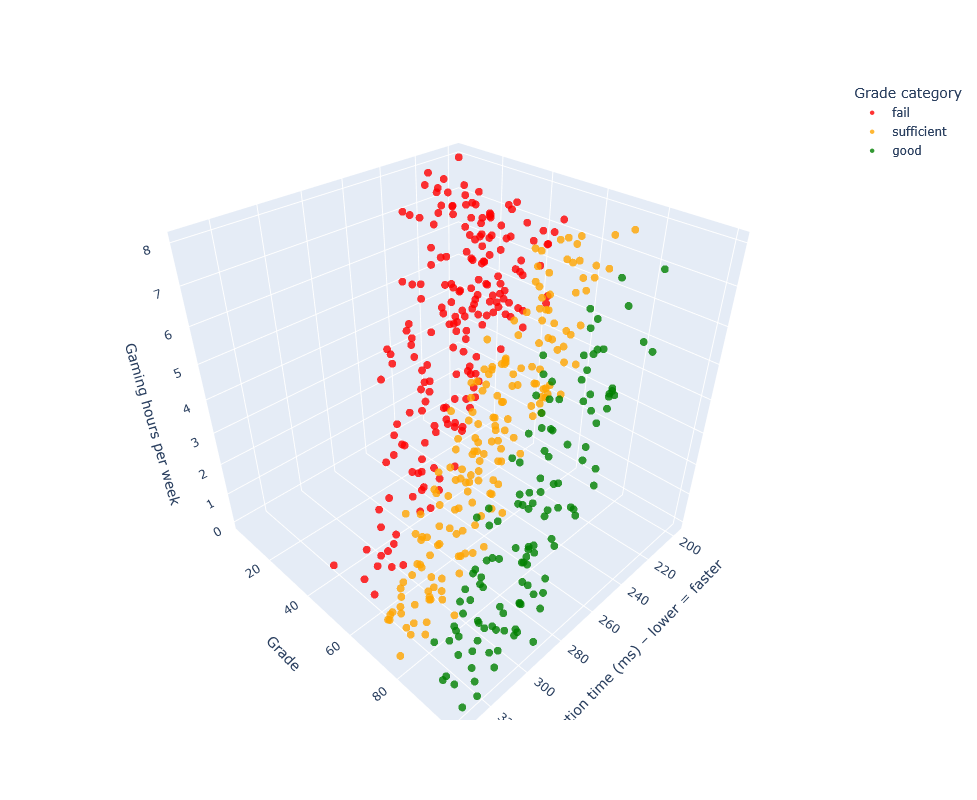
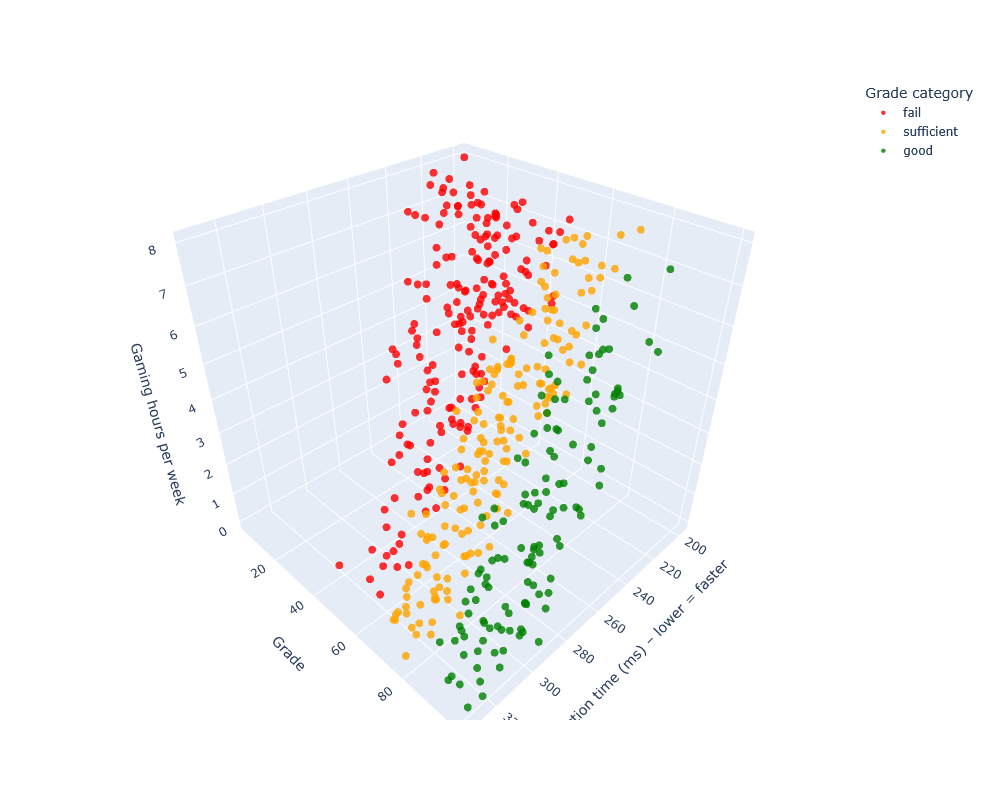
Unified diff of the notebook cell whose output changed from the first chart to the second:
--- before
+++ after
@@ -64,5 +64,5 @@
 # Layout without dropdown
 fig.update_layout(
-    width=1000,
+    width=950,
     height=800,
     margin=dict(t=80),
@@ -75,3 +75,3 @@
 )
 
-fig.show()
+fig.show(config={"displayModeBar": False})

Commit: (Hopefully) final push